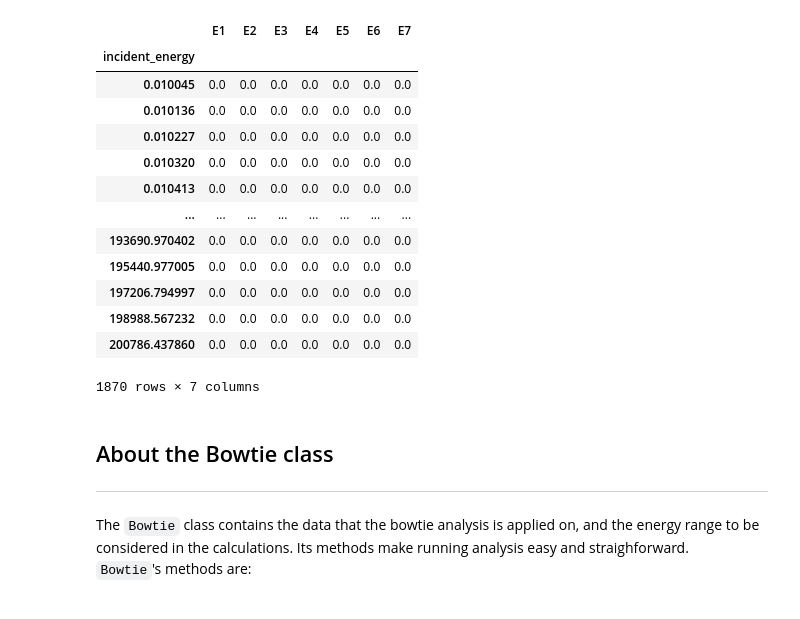
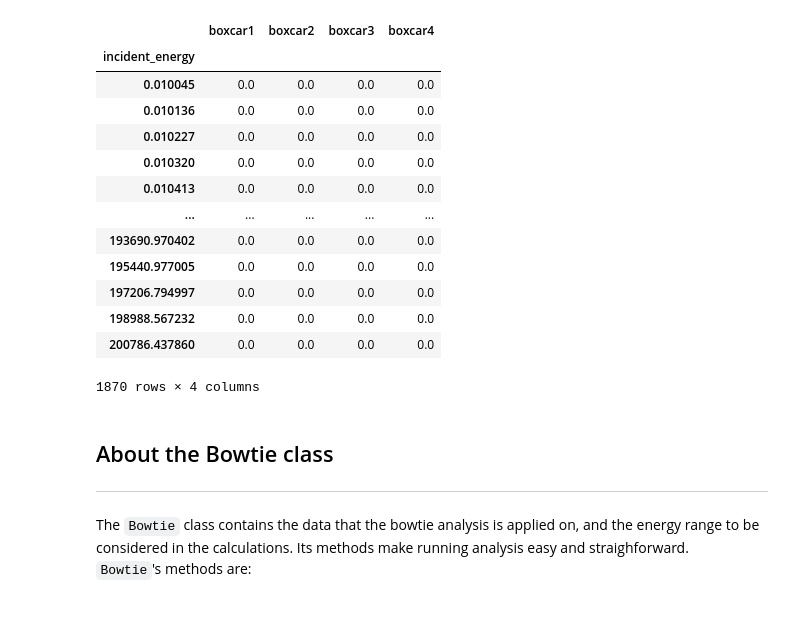
Before and after one commit to jgieseler/bowtie, a Jupyter notebook: bowtie_example.ipynb, the cells around one changed output. Cells and saved outputs as stored; diff of their text form; code cells hidden in the pictures.

```diff
--- a/bowtie_example.ipynb
+++ b/bowtie_example.ipynb
@@ -27,23 +30,23 @@ Finally we save the result of analysis to a csv table.
 </span>
 # %%
 # The input data is given as a csv table. The channel responses must be indexed by incident energy
-response_df = read_csv("sixs_side0_electron_responses.csv", index_col="incident_energy")
+response_df = read_csv("boxcar_responses.csv", index_col="incident_energy")
 
 # Display the dataframe to see that it was read in correctly
 display(response_df)
 # %% [output]
-|  | E1 | E2 | E3 | E4 | E5 | E6 | E7 |
-| incident_energy |  |  |  |  |  |  |  |
-| 0.010045 | 0.0 | 0.0 | 0.0 | 0.0 | 0.0 | 0.0 | 0.0 |
-| 0.010136 | 0.0 | 0.0 | 0.0 | 0.0 | 0.0 | 0.0 | 0.0 |
-| 0.010227 | 0.0 | 0.0 | 0.0 | 0.0 | 0.0 | 0.0 | 0.0 |
-| 0.010320 | 0.0 | 0.0 | 0.0 | 0.0 | 0.0 | 0.0 | 0.0 |
-| 0.010413 | 0.0 | 0.0 | 0.0 | 0.0 | 0.0 | 0.0 | 0.0 |
-| ... | ... | ... | ... | ... | ... | ... | ... |
-| 193690.970402 | 0.0 | 0.0 | 0.0 | 0.0 | 0.0 | 0.0 | 0.0 |
-| 195440.977005 | 0.0 | 0.0 | 0.0 | 0.0 | 0.0 | 0.0 | 0.0 |
-| 197206.794997 | 0.0 | 0.0 | 0.0 | 0.0 | 0.0 | 0.0 | 0.0 |
-| 198988.567232 | 0.0 | 0.0 | 0.0 | 0.0 | 0.0 | 0.0 | 0.0 |
-| 200786.437860 | 0.0 | 0.0 | 0.0 | 0.0 | 0.0 | 0.0 | 0.0 |
+|  | boxcar1 | boxcar2 | boxcar3 | boxcar4 |
+| incident_energy |  |  |  |  |
+| 0.010045 | 0.0 | 0.0 | 0.0 | 0.0 |
+| 0.010136 | 0.0 | 0.0 | 0.0 | 0.0 |
+| 0.010227 | 0.0 | 0.0 | 0.0 | 0.0 |
+| 0.010320 | 0.0 | 0.0 | 0.0 | 0.0 |
+| 0.010413 | 0.0 | 0.0 | 0.0 | 0.0 |
+| ... | ... | ... | ... | ... |
+| 193690.970402 | 0.0 | 0.0 | 0.0 | 0.0 |
+| 195440.977005 | 0.0 | 0.0 | 0.0 | 0.0 |
+| 197206.794997 | 0.0 | 0.0 | 0.0 | 0.0 |
+| 198988.567232 | 0.0 | 0.0 | 0.0 | 0.0 |
+| 200786.437860 | 0.0 | 0.0 | 0.0 | 0.0 |
-1870 rows × 7 columns
+1870 rows × 4 columns
 # %%
```
Also changed, not shown: parts of 6 cells of this notebook, 3 other files.
